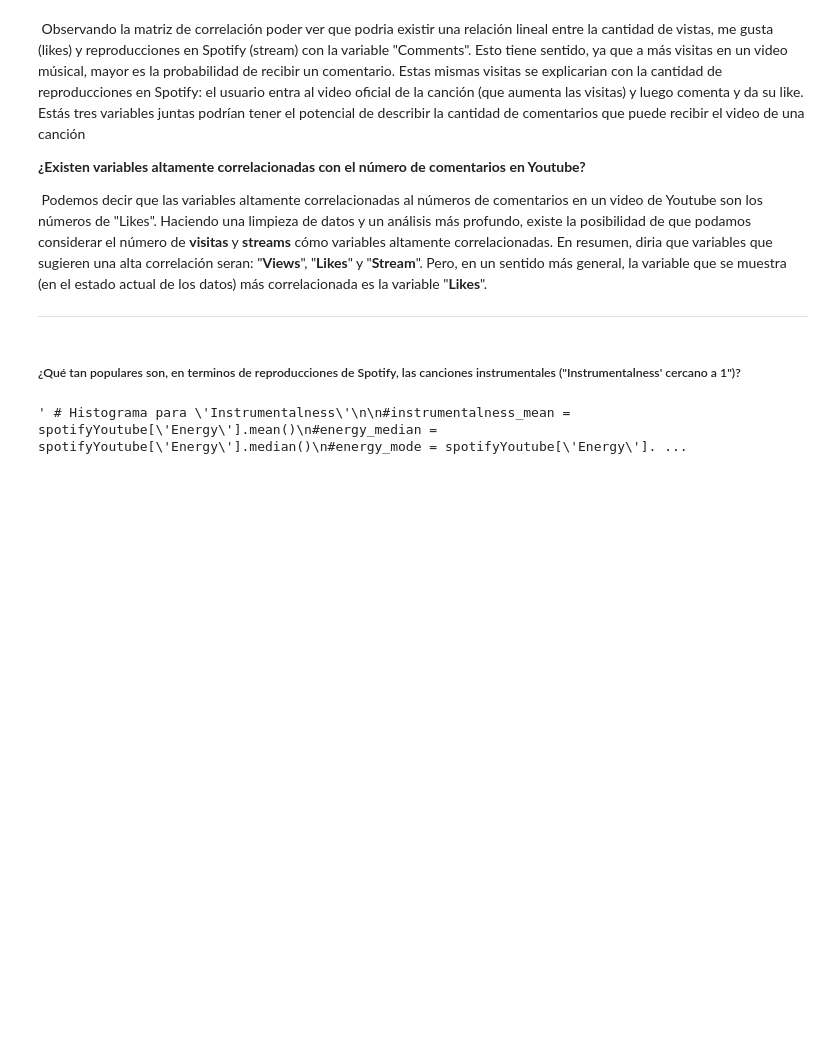
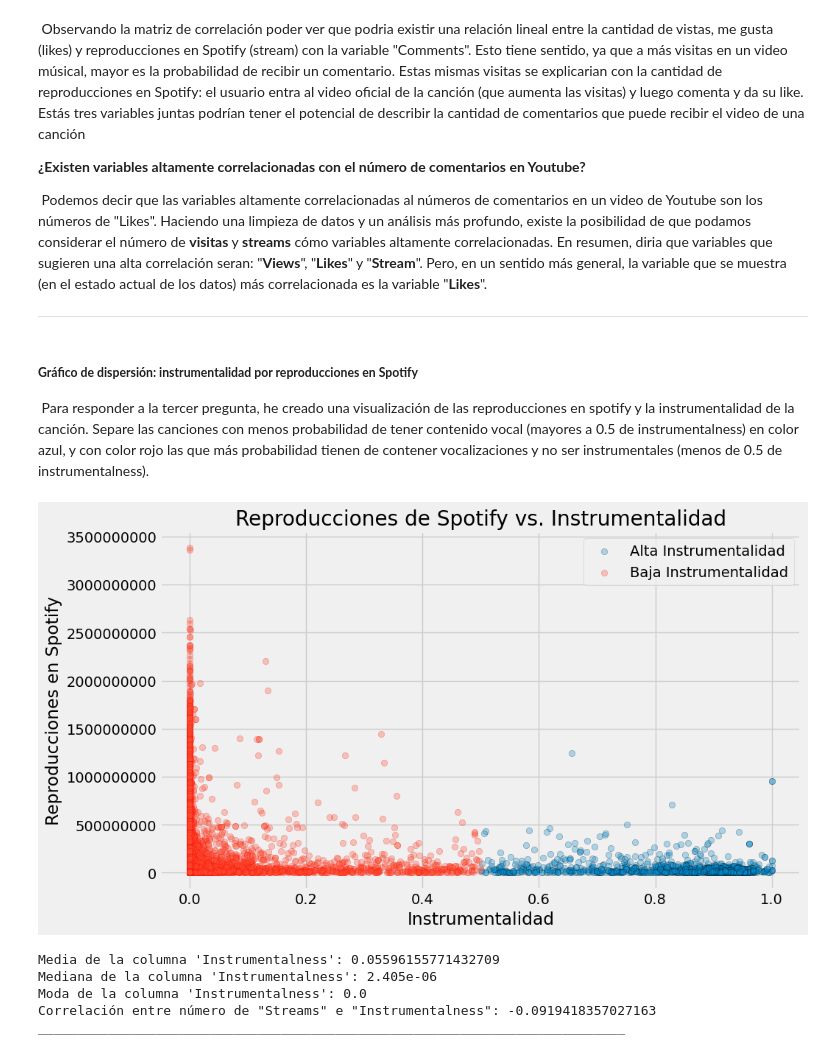
Before and after one commit to emanuelbe1/ciencia_de_datos_repasos, a Jupyter notebook: Coderhouse/estructuraDS/ProyectoDS_Partel_Benitez.ipynb, the cells around one changed output. Saved outputs shown, nothing was run; the diff lists cells and outputs as text; code cells hidden in the pictures; blank space fills up the shorter version.

Commit message:
creada tercer visualización

```diff
--- a/Coderhouse/estructuraDS/ProyectoDS_Partel_Benitez.ipynb
+++ b/Coderhouse/estructuraDS/ProyectoDS_Partel_Benitez.ipynb
@@ -473,29 +474,49 @@ plt.show()
 
 <hr>
 # %% [markdown]
-#####  ¿Qué tan populares son, en terminos de reproducciones de Spotify, las canciones instrumentales ("Instrumentalness' cercano a 1")?
+#####  <b>Gráfico de dispersión: instrumentalidad por reproducciones en Spotify</b>
+ <p>&nbsp;Para responder a la tercer pregunta, he creado una visualización de las reproducciones en spotify y la instrumentalidad de la canción. Separe las canciones con menos probabilidad de tener contenido vocal (mayores a 0.5 de instrumentalness) en color azul, y con color rojo las que más probabilidad tienen de contener vocalizaciones y no ser instrumentales (menos de 0.5 de instrumentalness). </p>
-# %%
-""" # Histograma para 'Instrumentalness'
-
-#instrumentalness_mean = spotifyYoutube['Energy'].mean()
-#energy_median = spotifyYoutube['Energy'].median()
-#energy_mode = spotifyYoutube['Energy'].mode()[0]
-
-#plt.figure(figsize=(12, 7))
-#plt.hist(data=spotifyYoutube, x='Energy', bins=30, edgecolor='black')
-#plt.title('Distribución de valores en columna "Energy"')
-#plt.xticks(np.arange(0, 1, 0.1))
-plt.xlabel('Energia de la canción')
-plt.ylabel('Número de valores')
-plt.axvline(energy_mean, color='red', linestyle='--', label='Media')
-plt.axvline(energy_median, color='lightblue', linestyle='--', label='Mediana')
-plt.axvline(energy_mode, color='purple', linestyle='--', label='Moda')
-plt.show()
-
-
-print(f"Media de la columna 'Energy': {energy_mean}")
-print(f"Mediana de la columna 'Energy': {energy_median}")
-print(f"Moda de la columna 'Energy': {energy_mode}")
-print("_____" * 15) """
-# %% [output]
-' # Histograma para \'Instrumentalness\'\n\n#instrumentalness_mean = spotifyYoutube[\'Energy\'].mean()\n#energy_median = spotifyYoutube[\'Energy\'].median()\n#energy_mode = spotifyYoutube[\'Energy\']. ...
+# %%
+# Filtrar canciones con alta y baja instrumentalidad
+# Esto es: las canciones con más del 70% de probabilidad de ser instrumentales
+x_instrumentalness_alta = spotifyYoutube_2[spotifyYoutube_2['Instrumentalness'] > 0.5]['Instrumentalness']
+y_streams_instrumentalness_alta = spotifyYoutube_2[spotifyYoutube_2['Instrumentalness'] > 0.5]['Stream']
+
+# Esto es : las canciones con menos de 1% de probabilidad de ser instrumentales
+x_instrumentalness_baja = spotifyYoutube_2[spotifyYoutube_2['Instrumentalness'] < 0.5]['Instrumentalness']
+y_streams_instrumentalness_baja = spotifyYoutube_2[spotifyYoutube_2['Instrumentalness'] < 0.5]['Stream']
+
+# Crear el gráfico combinado
+plt.figure(figsize=(10, 6))
+
+# gráficando canciones con alta instrumentalidad
+plt.scatter(y=y_streams_instrumentalness_alta, x=x_instrumentalness_alta, label='Alta Instrumentalidad', edgecolor='black', alpha=0.3)
+
+# gráficando canciones con baja instrumentalidad
+plt.scatter(y=y_streams_instrumentalness_baja, x=x_instrumentalness_baja, label='Baja Instrumentalidad', edgecolor='red', alpha=0.3)
+
+plt.ticklabel_format(style='plain', axis='y', useOffset=False)
+plt.title('Reproducciones de Spotify vs. Instrumentalidad')
+plt.xlabel('Instrumentalidad')
+plt.ylabel('Reproducciones en Spotify')
+plt.legend()
+plt.show()
+
+
+instrumentalness_mean = spotifyYoutube_2['Instrumentalness'].mean()
+instrumentalness_median = spotifyYoutube_2['Instrumentalness'].median()
+instrumentalness_mode = spotifyYoutube_2['Instrumentalness'].mode()[0]
+instrumentalness_stream_corr = spotifyYoutube_2[['Instrumentalness', 'Stream']].corr()['Stream'][0]
+
+print(f"Media de la columna 'Instrumentalness': {instrumentalness_mean}")
+print(f"Mediana de la columna 'Instrumentalness': {instrumentalness_median}")
+print(f"Moda de la columna 'Instrumentalness': {instrumentalness_mode}")
+print(f'Correlación entre número de "Streams" e "Instrumentalness": {instrumentalness_stream_corr}')
+print("_____" * 15)
+# %% [output]
+[figure, added]
+Media de la columna 'Instrumentalness': 0.05596155771432709
+Mediana de la columna 'Instrumentalness': 2.405e-06
+Moda de la columna 'Instrumentalness': 0.0
+Correlación entre número de "Streams" e "Instrumentalness": -0.0919418357027163
+___________________________________________________________________________
```
Also changed, not shown: parts of 5 cells of this notebook.
